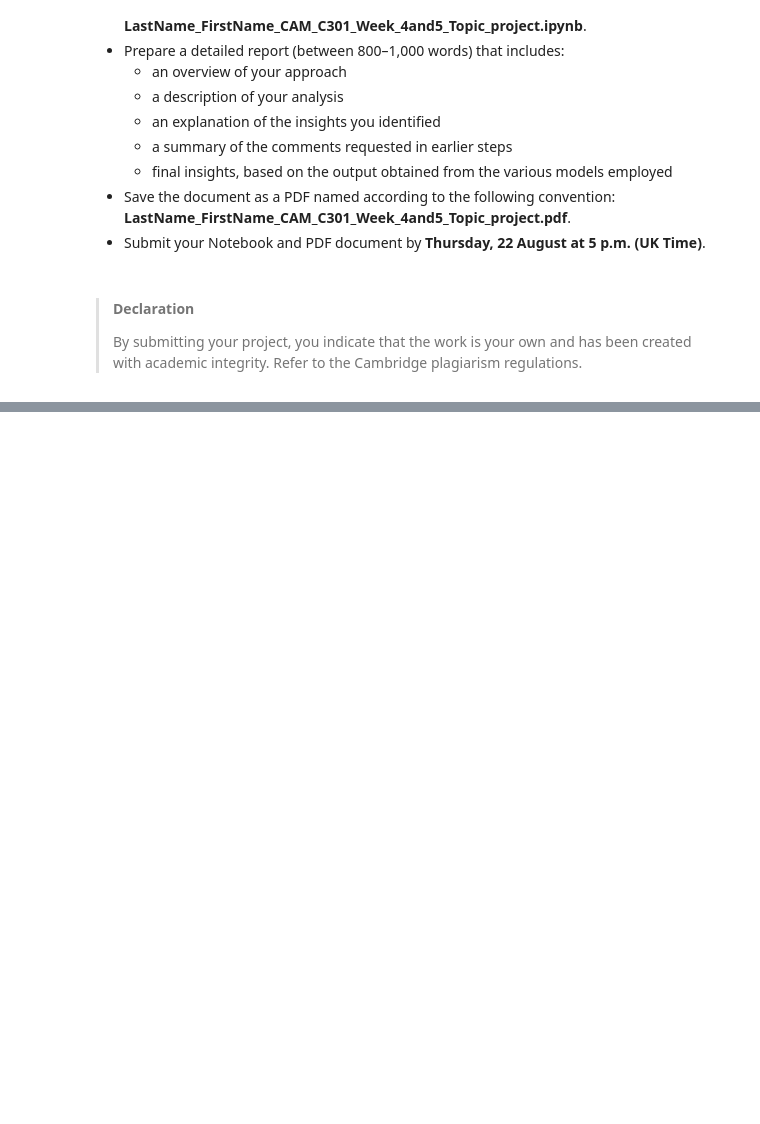
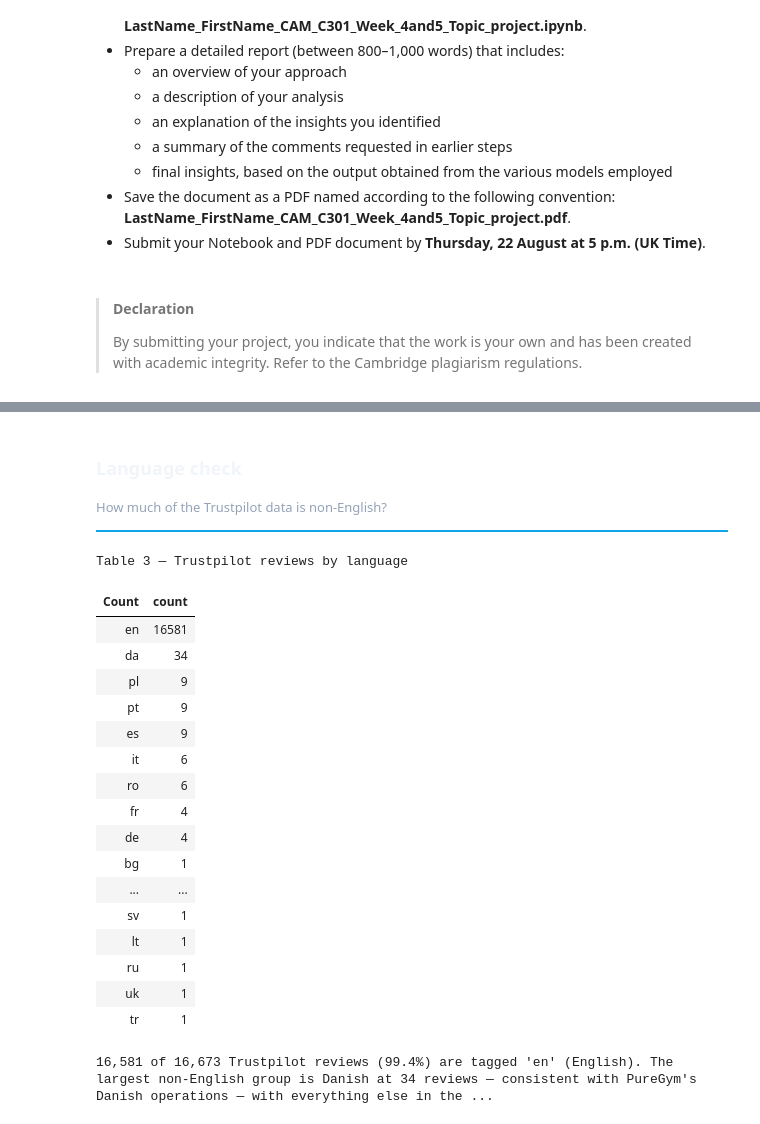
Before and after one commit to susanavenda/data_cambridge, a Jupyter notebook: CAM_DS_C301_Topic_project_4_1.ipynb, the cells around one changed output, grey strips where cells are left out. Cells and saved outputs as stored; diff of their text form; code cells hidden in the pictures; blank space fills up the shorter version.

```diff
--- a/CAM_DS_C301_Topic_project_4_1.ipynb
+++ b/CAM_DS_C301_Topic_project_4_1.ipynb
@@ -201,0 +580,39 @@ By completing this project, you will be able to provide evidence that you can:
+# %%
+## @title 2.3 Check review-language distribution (Trustpilot)
+section_header("Language check", "How much of the Trustpilot data is non-English?")
+
+lang_counts = trustpilot_df["Review Language"].value_counts()
+display_table(lang_counts.reset_index().rename(columns={"index": "Language", "Review Language": "Count"}),
+              title="Trustpilot reviews by language")
+
+en_pct = lang_counts.get("en", 0) / len(trustpilot_df)
+insight(f"{lang_counts.get('en', 0):,} of {len(trustpilot_df):,} Trustpilot reviews ({en_pct:.1%}) are tagged "
+        f"'en' (English). The largest non-English group is Danish at {lang_counts.get('da', 0)} reviews — "
+        f"consistent with PureGym's Danish operations — with everything else in the single digits. Google has "
+        f"no equivalent language field, so the same check isn't directly possible there, but given Trustpilot's "
+        f"distribution it's reasonable to assume a similarly small non-English share. Decision: no language "
+        f"filtering applied — at under 100 non-English reviews out of nearly 30,600 combined, the volume is too "
+        f"small to meaningfully distort BERTopic or LDA results; they'll either land in BERTopic's -1 (noise) "
+        f"topic or get diluted away in a large corpus.")
+# %% [output]
+Language check
+How much of the Trustpilot data is non-English?
+Table 3 — Trustpilot reviews by language
+| Count | count |
+| en | 16581 |
+| da | 34 |
+| pl | 9 |
+| pt | 9 |
+| es | 9 |
+| it | 6 |
+| ro | 6 |
+| fr | 4 |
+| de | 4 |
+| bg | 1 |
+| ... | ... |
+| sv | 1 |
+| lt | 1 |
+| ru | 1 |
+| uk | 1 |
+| tr | 1 |
+16,581 of 16,673 Trustpilot reviews (99.4%) are tagged 'en' (English). The largest non-English group is Danish at 34 reviews — consistent with PureGym's Danish operations — with everything else in the ...
```
Also changed, not shown: parts of 48 cells of this notebook.
